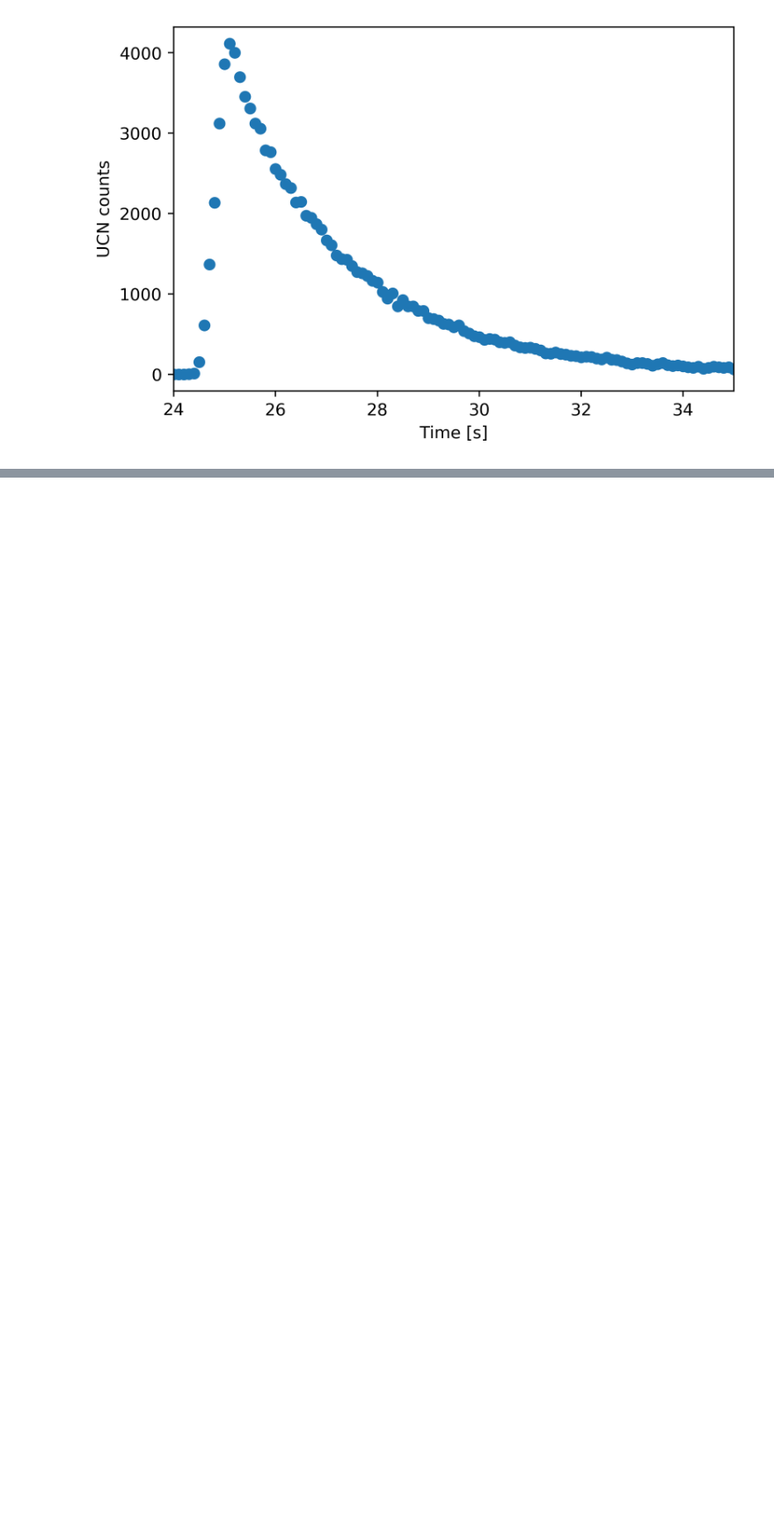
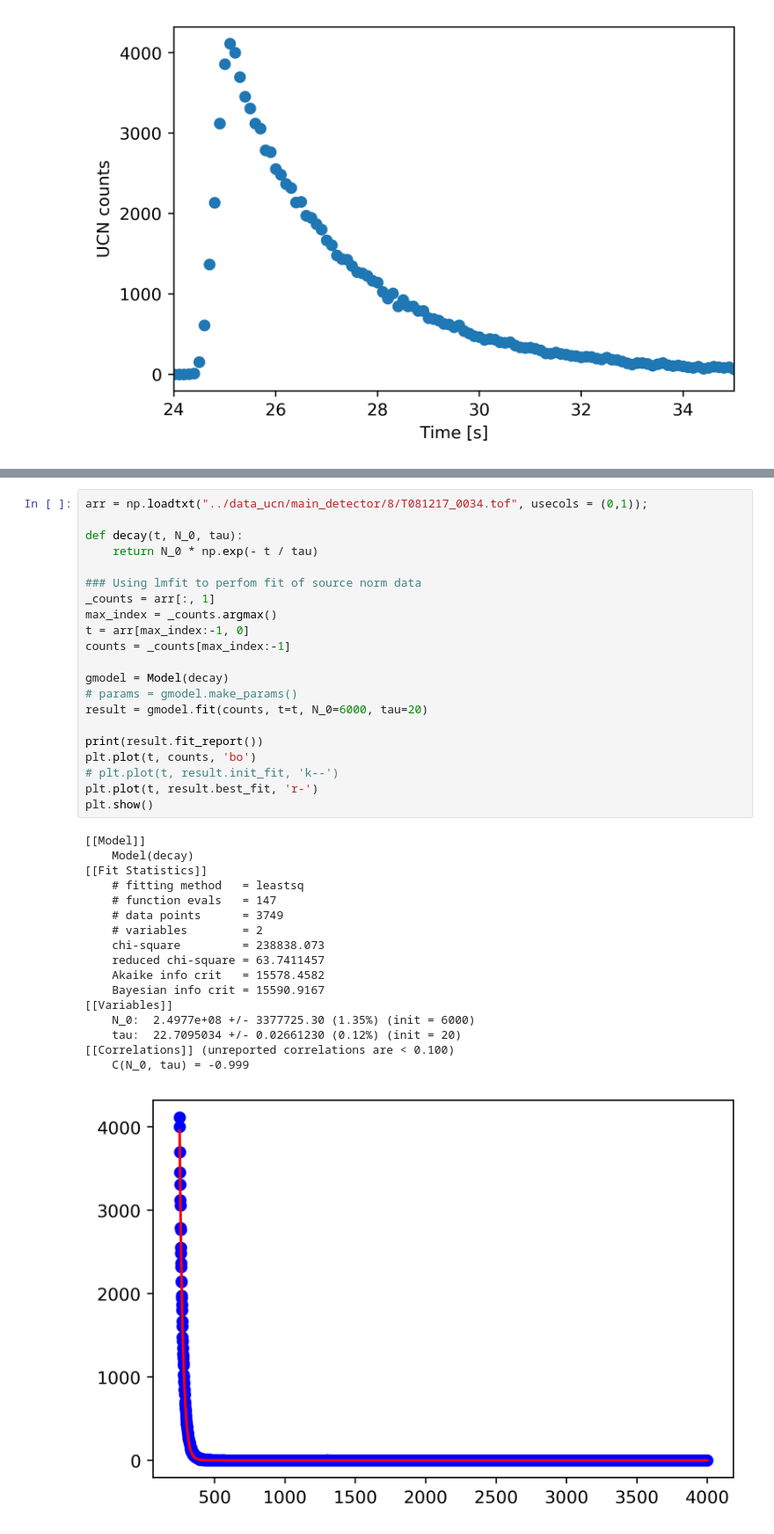
Before and after one commit to jonahberean/psi_transmission, a Jupyter notebook: notebooks/time_constant.ipynb, the cells around one changed output, grey strips where cells are left out. Shown at 88% size. Drawn from its saved outputs; the diff is of its cells as text; blank space fills up the shorter version.

Commit message:
completed a rough calculation of decay time constants of the normalization measurements.

```diff
--- a/notebooks/time_constant.ipynb
+++ b/notebooks/time_constant.ipynb
@@ -84,0 +88,39 @@ It is not yet clear whether or not the guided measurements will be sensitive to
+# %%
+arr = np.loadtxt("../data_ucn/main_detector/8/T081217_0034.tof", usecols = (0,1));
+
+def decay(t, N_0, tau):
+    return N_0 * np.exp(- t / tau)
+
+### Using lmfit to perfom fit of source norm data
+_counts = arr[:, 1]
+max_index = _counts.argmax()
+t = arr[max_index:-1, 0]
+counts = _counts[max_index:-1]
+
+gmodel = Model(decay)
+# params = gmodel.make_params()
+result = gmodel.fit(counts, t=t, N_0=6000, tau=20)
+
+print(result.fit_report())
+plt.plot(t, counts, 'bo')
+# plt.plot(t, result.init_fit, 'k--')
+plt.plot(t, result.best_fit, 'r-')
+plt.show()
+# %% [output]
+[[Model]]
+    Model(decay)
+[[Fit Statistics]]
+    # fitting method   = leastsq
+    # function evals   = 147
+    # data points      = 3749
+    # variables        = 2
+    chi-square         = 238838.073
+    reduced chi-square = 63.7411457
+    Akaike info crit   = 15578.4582
+    Bayesian info crit = 15590.9167
+[[Variables]]
+    N_0:  2.4977e+08 +/- 3377725.30 (1.35%) (init = 6000)
+    tau:  22.7095034 +/- 0.02661230 (0.12%) (init = 20)
+[[Correlations]] (unreported correlations are < 0.100)
+    C(N_0, tau) = -0.999
+[figure, added]
```
Also changed, not shown: parts of 5 cells of this notebook, 1 other file.
